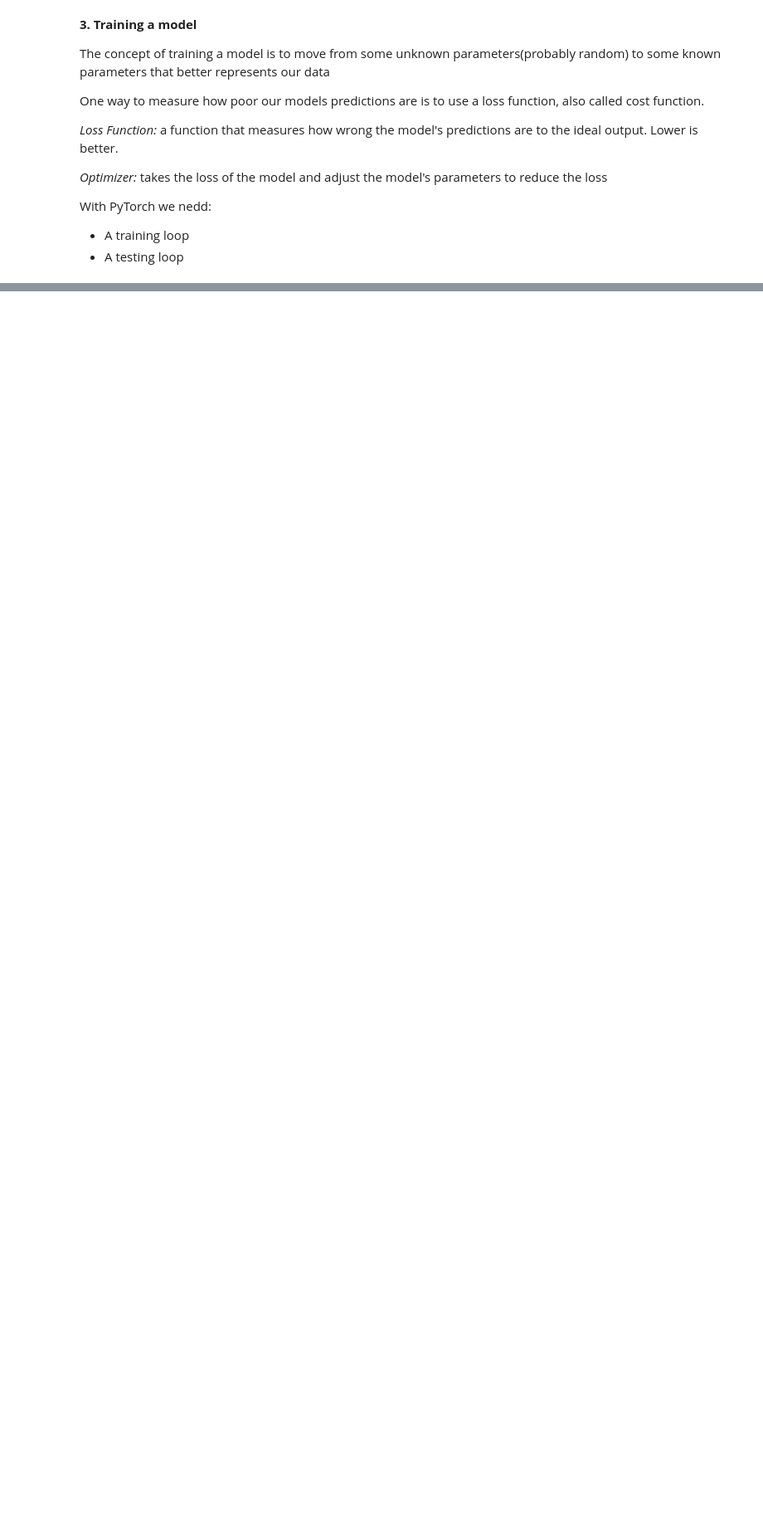
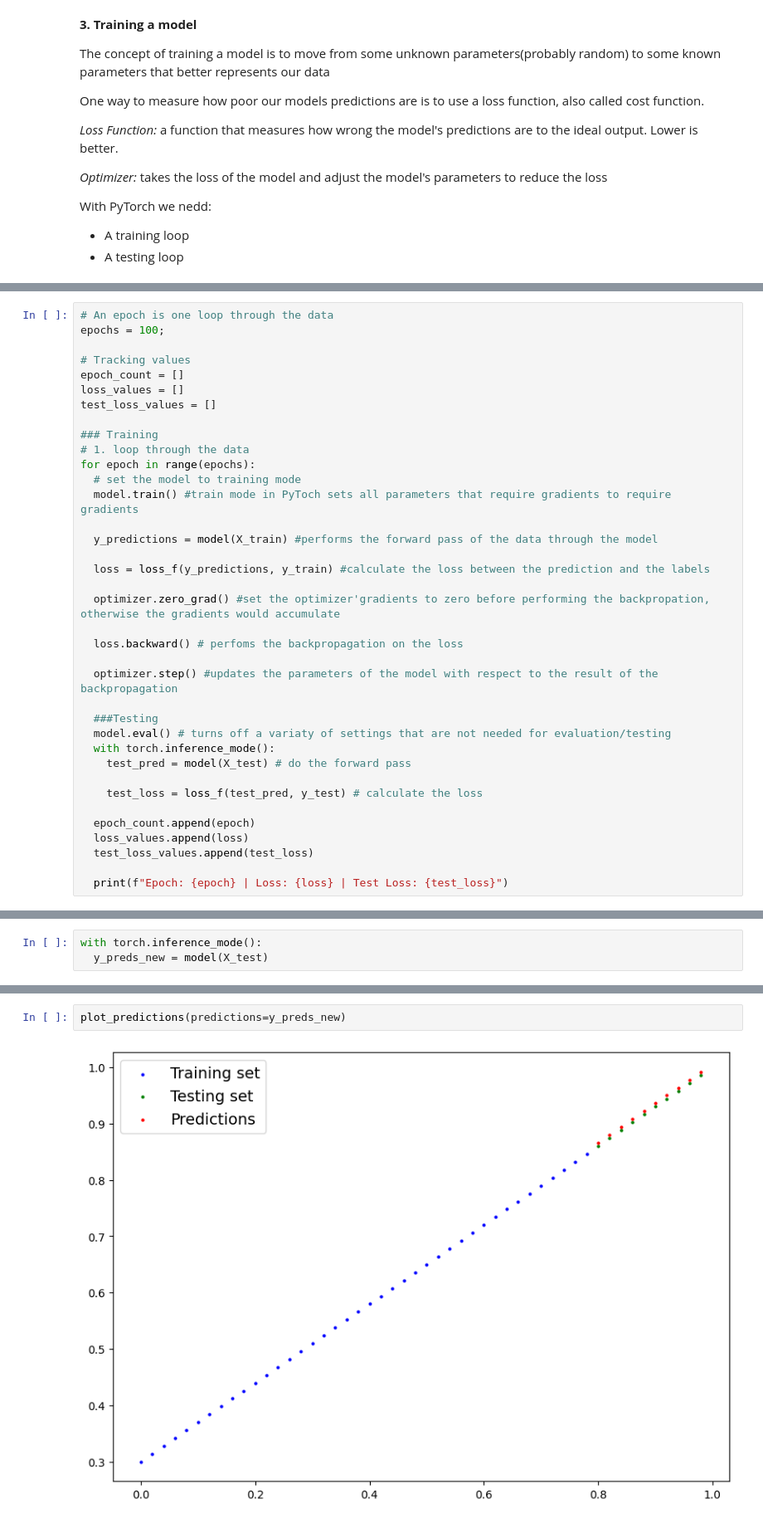
Before and after one commit to raphamatoss/DeepLearningWithPyTorch, a Jupyter notebook: PyTorchWorkflow.ipynb, the cells around one changed output, grey strips where cells are left out. Shown at 83% size. Cells and saved outputs as stored; diff of their text form; blank space fills up the shorter version.

```diff
--- a/PyTorchWorkflow.ipynb
+++ b/PyTorchWorkflow.ipynb
@@ -217,0 +245,37 @@ With PyTorch we nedd:
+# %%
+# An epoch is one loop through the data
+epochs = 100;
+
+# Tracking values
+epoch_count = []
+loss_values = []
+test_loss_values = []
+
+### Training
+# 1. loop through the data
+for epoch in range(epochs):
+  # set the model to training mode
+  model.train() #train mode in PyToch sets all parameters that require gradients to require gradients
+
+  y_predictions = model(X_train) #performs the forward pass of the data through the model
+
+  loss = loss_f(y_predictions, y_train) #calculate the loss between the prediction and the labels
+
+  optimizer.zero_grad() #set the optimizer'gradients to zero before performing the backpropation, otherwise the gradients would accumulate
+
+  loss.backward() # perfoms the backpropagation on the loss
+
+  optimizer.step() #updates the parameters of the model with respect to the result of the backpropagation
+
+  ###Testing
+  model.eval() # turns off a variaty of settings that are not needed for evaluation/testing
+  with torch.inference_mode():
+    test_pred = model(X_test) # do the forward pass
+
+    test_loss = loss_f(test_pred, y_test) # calculate the loss
+
+  epoch_count.append(epoch)
+  loss_values.append(loss)
+  test_loss_values.append(test_loss)
+
+  print(f"Epoch: {epoch} | Loss: {loss} | Test Loss: {test_loss}")
@@ -217,0 +317,3 @@ With PyTorch we nedd:
+# %%
+with torch.inference_mode():
+  y_preds_new = model(X_test)
@@ -217,0 +324,4 @@ With PyTorch we nedd:
+# %%
+plot_predictions(predictions=y_preds_new)
+# %% [output]
+[figure, added]
```
Also changed, not shown: parts of 13 cells of this notebook.
